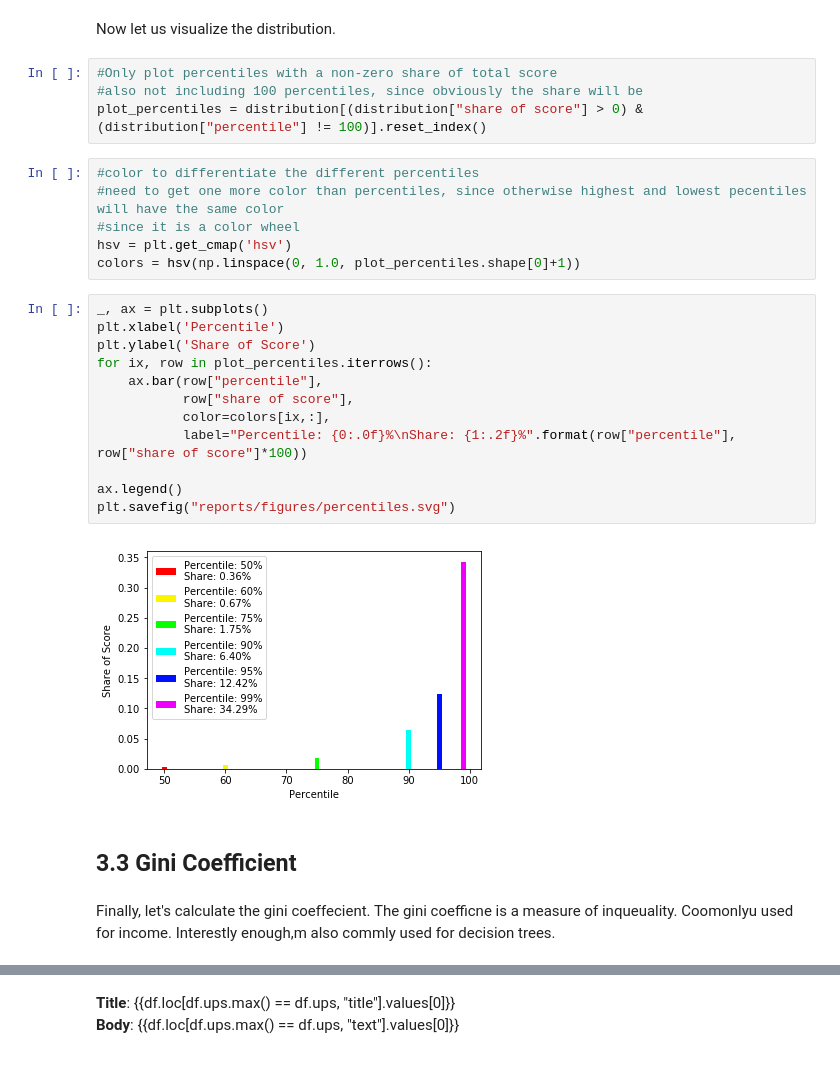
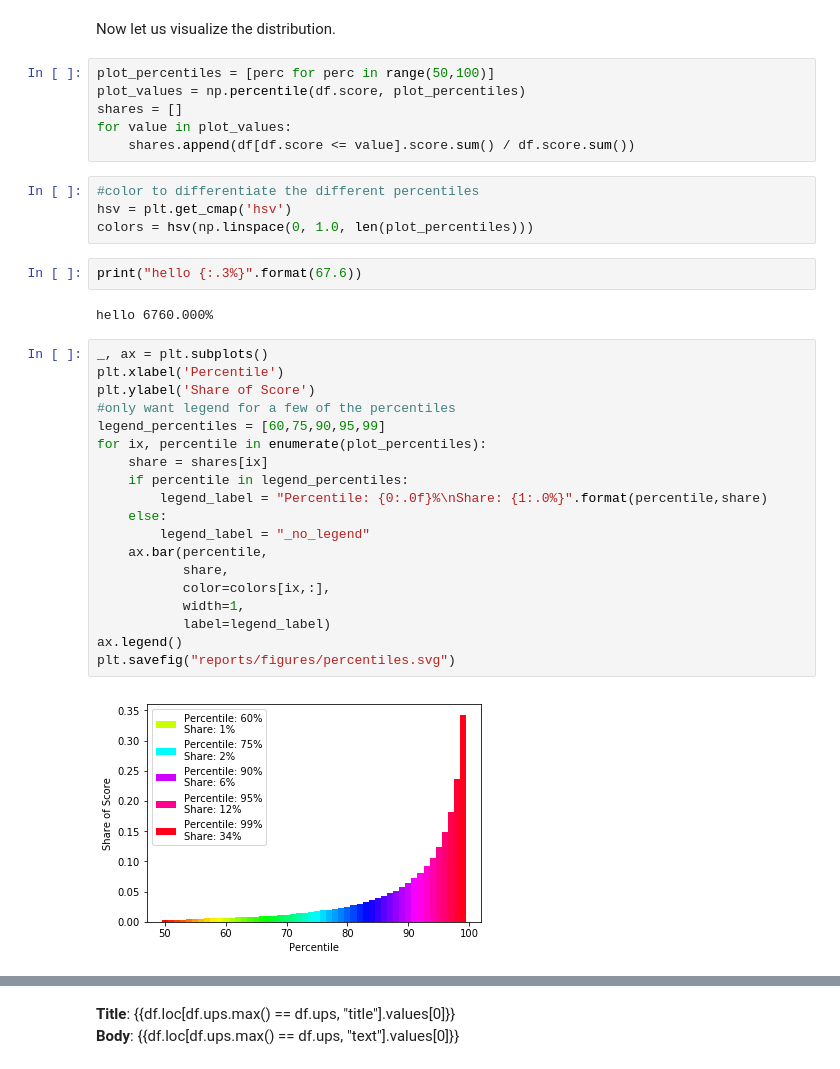
Before and after one commit to rossbm/udacity-ml-capstone, a Jupyter notebook: notebooks/1 - Explore and Clean.ipynb, the cells around one changed output, grey strips where cells are left out. Cells and saved outputs as stored; diff of their text form.

```diff
--- a/notebooks/1 - Explore and Clean - With Lengths.ipynb
+++ b/notebooks/1 - Explore and Clean.ipynb
@@ -137,31 +137,38 @@ distribution
 The above dataframe confirms that the distribution of scores is very skewed. Over 25% of posts have a score of zero while the top 1% of posts have received 65.7% of all upvotes.
 # %% [markdown]
 Now let us visualize the distribution.
-# %%
-#Only plot percentiles with a non-zero share of total score
-#also not including 100 percentiles, since obviously the share will be
-plot_percentiles = distribution[(distribution["share of score"] > 0) & (distribution["percentile"] != 100)].reset_index()
+# %%
+plot_percentiles = [perc for perc in range(50,100)]
+plot_values = np.percentile(df.score, plot_percentiles)
+shares = []
+for value in plot_values:
+    shares.append(df[df.score <= value].score.sum() / df.score.sum())
 # %%
 #color to differentiate the different percentiles
-#need to get one more color than percentiles, since otherwise highest and lowest pecentiles will have the same color
-#since it is a color wheel
 hsv = plt.get_cmap('hsv')
-colors = hsv(np.linspace(0, 1.0, plot_percentiles.shape[0]+1))
+colors = hsv(np.linspace(0, 1.0, len(plot_percentiles)))
+# %%
+print("hello {:.3%}".format(67.6))
+# %% [output]
+hello 6760.000%
 # %%
 _, ax = plt.subplots()
 plt.xlabel('Percentile')
 plt.ylabel('Share of Score')
-for ix, row in plot_percentiles.iterrows():
-    ax.bar(row["percentile"],
-           row["share of score"],
+#only want legend for a few of the percentiles
+legend_percentiles = [60,75,90,95,99]
+for ix, percentile in enumerate(plot_percentiles):
+    share = shares[ix]
+    if percentile in legend_percentiles:
+        legend_label = "Percentile: {0:.0f}%\nShare: {1:.0%}".format(percentile,share)
+    else:
+        legend_label = "_no_legend"
+    ax.bar(percentile,
+           share,
            color=colors[ix,:],
-           label="Percentile: {0:.0f}%\nShare: {1:.2f}%".format(row["percentile"], row["share of score"]*100))
-
+           width=1,
+           label=legend_label)
 ax.legend()
 plt.savefig("reports/figures/percentiles.svg")
 # %% [output]
-[figure, old version]
+[figure, new version]
-# %% [markdown]
-## 3.3 Gini Coefficient
-# %% [markdown]
-Finally, let's calculate the gini coeffecient. The gini coefficne is a measure of inqueuality. Coomonlyu used for income. Interestly enough,m also commly used for decision trees.
```
Also changed, not shown: parts of 21 cells of this notebook.
